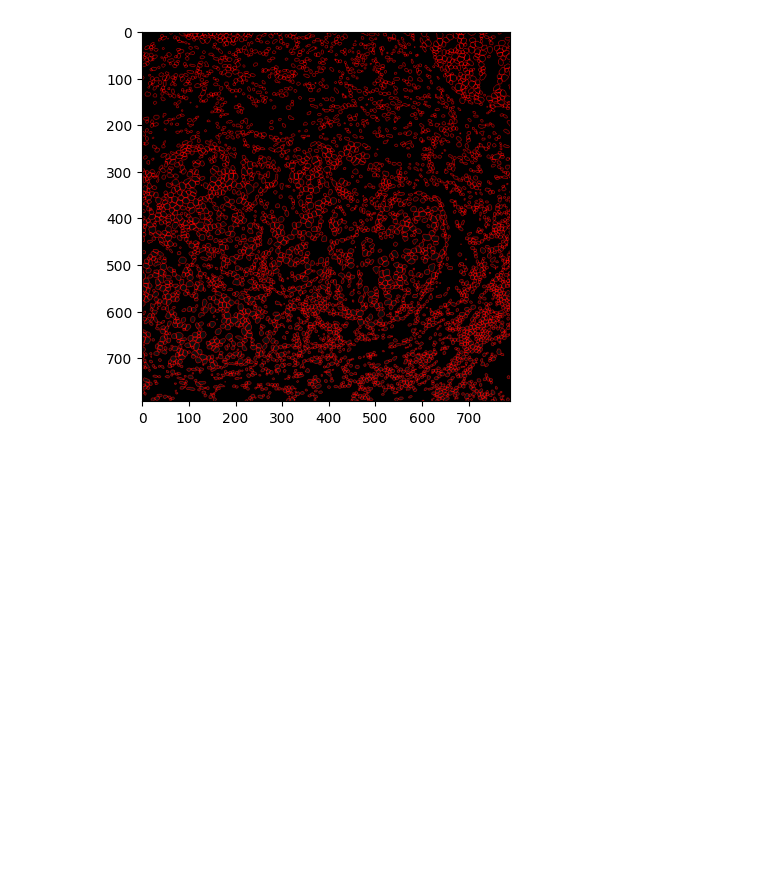
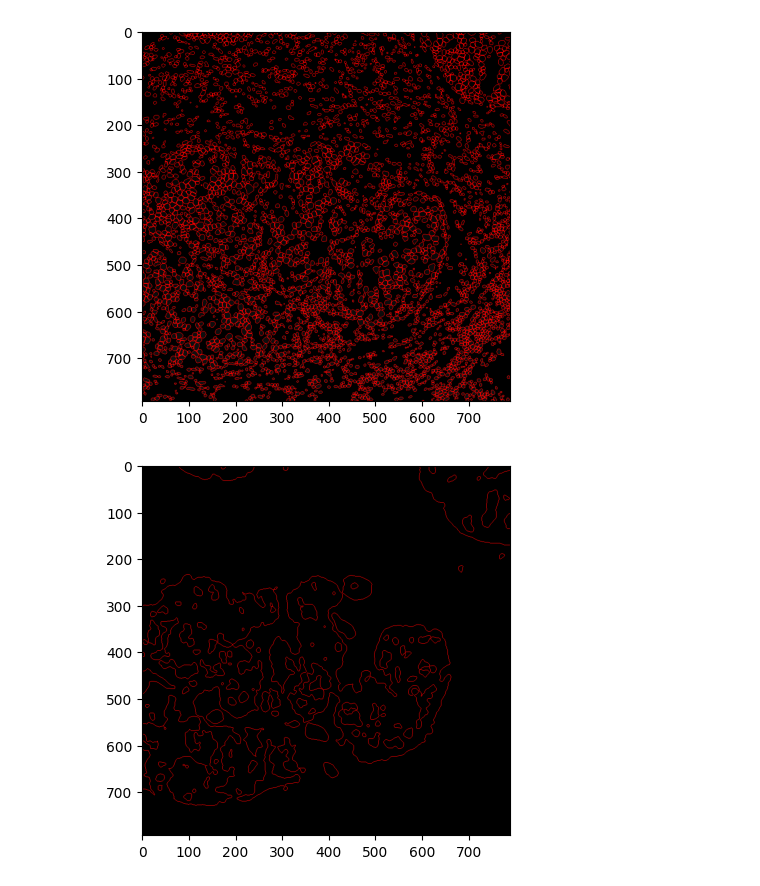
Before and after one commit to PattaWapee/IMCprocess, a Jupyter notebook: notebooks/mask_analysis/mask_analysis_full_pipeline/01run_main.ipynb, the cells around one changed output. Drawn from its saved outputs; the diff is of its cells as text; code cells hidden in the pictures; blank space fills up the shorter version.

Commit message:
fix bugs plot outline mask

```diff
--- a/notebooks/mask_analysis/mask_analysis_full_pipeline/01run_main.ipynb
+++ b/notebooks/mask_analysis/mask_analysis_full_pipeline/01run_main.ipynb
@@ -36,10 +42,10 @@ obj_R2_002_lev1 = obj_level1[obj_level1.obs['img_id'] == 'R2_002']
 # %%
 # Create object for Cell_mask, cancer_mask and tissue_mask
-Cell_mask = mu.Mask(mask_file='example_data/Patient2_002.tiff',
+Cell_mask = mu.Mask(mask_file='../example_data/Patient2_002.tiff',
                     img_id='R2_002', mask_type='cell_mask')
-Cancer_mask = mu.Mask(mask_file='example_data/Patient2_002_cancer_mask.tiff',
+Cancer_mask = mu.Mask(mask_file='../example_data/Patient2_002_cancer_mask.tiff',
                     img_id='R2_002', mask_type='cancer_mask')
-Tissue_mask = mu.Mask(mask_file='example_data/Patient2_002_tissue_mask.tiff',
+Tissue_mask = mu.Mask(mask_file='../example_data/Patient2_002_tissue_mask.tiff',
                     img_id='R2_002', mask_type='tissue_mask')
 # %%
 # mask object has mask_df attribute to get the mask data
@@ -54,3 +68,7 @@ Img_R2_002 = mu.Img_mask(obj_R2_002_lev1, Cell_mask, Cancer_mask, Tissue_mask)
 Img_R2_002.plot_outline_mask(masktype='cell_mask')
 # %% [output]
 [figure]
+# %%
+Img_R2_002.plot_outline_mask(masktype='cancer')
+# %% [output]
+[figure, added]
```
Also changed, not shown: parts of 3 cells of this notebook, 1 other file.
